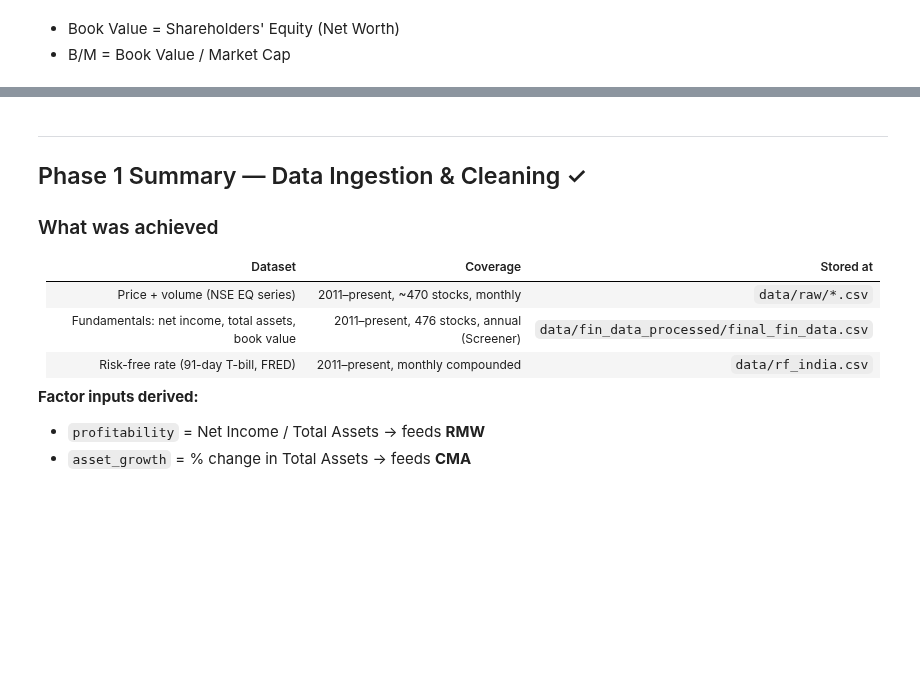
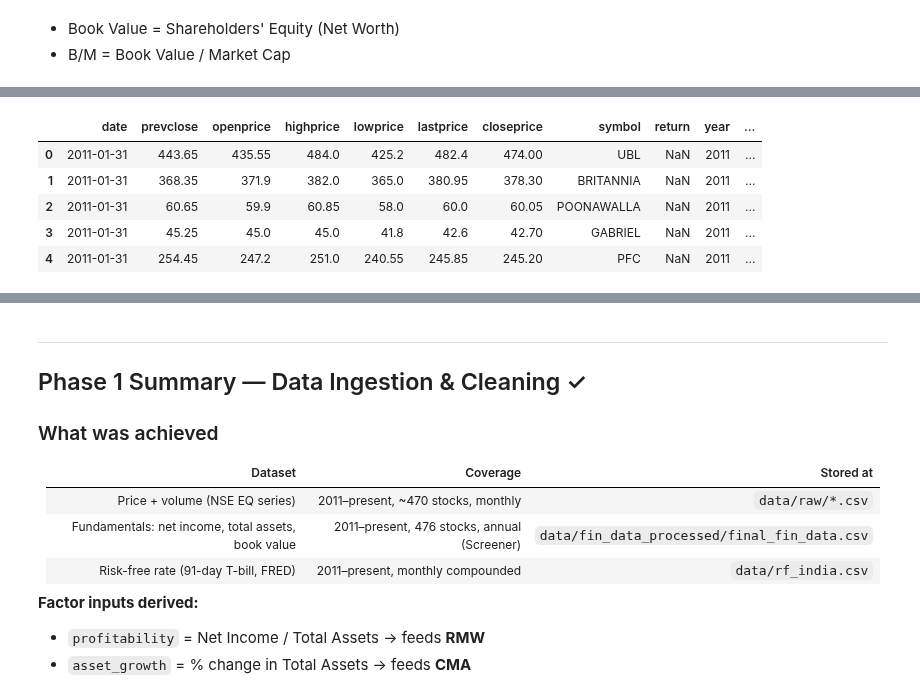
Before and after one commit to Jay-K28/Fama-French-model, a Jupyter notebook: notebooks/01_data_ingestion_and_cleaning.ipynb, the cells around one changed output, grey strips where cells are left out. Saved outputs shown, nothing was run; the diff lists cells and outputs as text; code cells hidden in the pictures; blank space fills up the shorter version.

Commit message:
Updated phase 1 and started factor construction in phase 2

```diff
--- a/notebooks/01_data_ingestion_and_cleaning.ipynb
+++ b/notebooks/01_data_ingestion_and_cleaning.ipynb
@@ -1356,31 +1544,33 @@ dtype: int64
 # %% [markdown]
 Market Cap = Price × Shares Outstanding
 # %%
-# Fetch shares
-shares_map = {}
+shares_history = {}
 
 for sym in price_data['symbol'].unique():
     try:
         ticker = yf.Ticker(f"{sym}.NS")
+        sh = ticker.get_shares_full(start="2011-01-01")
+        if sh is not None and not sh.empty:
+            sh = sh.resample("M").last().ffill()
+            shares_history[sym] = sh
+    except:
+        shares_history[sym] = None
 
-        # Try multiple sources
-        shares = ticker.info.get("sharesOutstanding", None)
+# Build a long-format DataFrame instead of a static map
+shares_frames = []
+for sym, sh in shares_history.items():
+    if sh is not None:
+        temp = sh.reset_index()
+        temp.columns = ['date', 'shares_outstanding']
+        temp['date'] = pd.to_datetime(temp['date']).dt.tz_localize(None)  # strip timezone
+        temp['date'] = temp['date'] + pd.offsets.MonthEnd(0)
+        temp['symbol'] = sym
+        shares_frames.append(temp)
 
-        if shares is None:
-            shares = ticker.get_shares_full(start="2015-01-01")
+shares_df = pd.concat(shares_frames, ignore_index=True)
 
-            if shares is not None and not shares.empty:
-                shares = shares.iloc[-1]  # latest value
-
-        shares_map[sym] = shares
-
-    except:
-        shares_map[sym] = None
-
-# Map shares into final (not price_data)
-final['shares_outstanding'] = final['symbol'].map(shares_map)
-
-# Market cap
+# Merge by both symbol AND date — not a static map
+final = final.merge(shares_df, on=['symbol', 'date'], how='left')
 final['market_cap'] = final['closeprice'] * final['shares_outstanding']
 final['market_cap'] = pd.to_numeric(final['market_cap'], errors='coerce')
 
@@ -1403,0 +1780,10 @@ Stocks with shares: 244
+# %%
+final[['date', 'prevclose', 'openprice', 'highprice', 'lowprice', 'lastprice', 'closeprice', 'symbol', 'return', 'year',
+       'month', 'effective_year']].head()
+# %% [output]
+|  | date | prevclose | openprice | highprice | lowprice | lastprice | closeprice | symbol | return | year | ... |
+| 0 | 2011-01-31 | 443.65 | 435.55 | 484.0 | 425.2 | 482.4 | 474.00 | UBL | NaN | 2011 | ... |
+| 1 | 2011-01-31 | 368.35 | 371.9 | 382.0 | 365.0 | 380.95 | 378.30 | BRITANNIA | NaN | 2011 | ... |
+| 2 | 2011-01-31 | 60.65 | 59.9 | 60.85 | 58.0 | 60.0 | 60.05 | POONAWALLA | NaN | 2011 | ... |
+| 3 | 2011-01-31 | 45.25 | 45.0 | 45.0 | 41.8 | 42.6 | 42.70 | GABRIEL | NaN | 2011 | ... |
+| 4 | 2011-01-31 | 254.45 | 247.2 | 251.0 | 240.55 | 245.85 | 245.20 | PFC | NaN | 2011 | ... |
```
Also changed, not shown: parts of 50 cells of this notebook, 21 other files.
